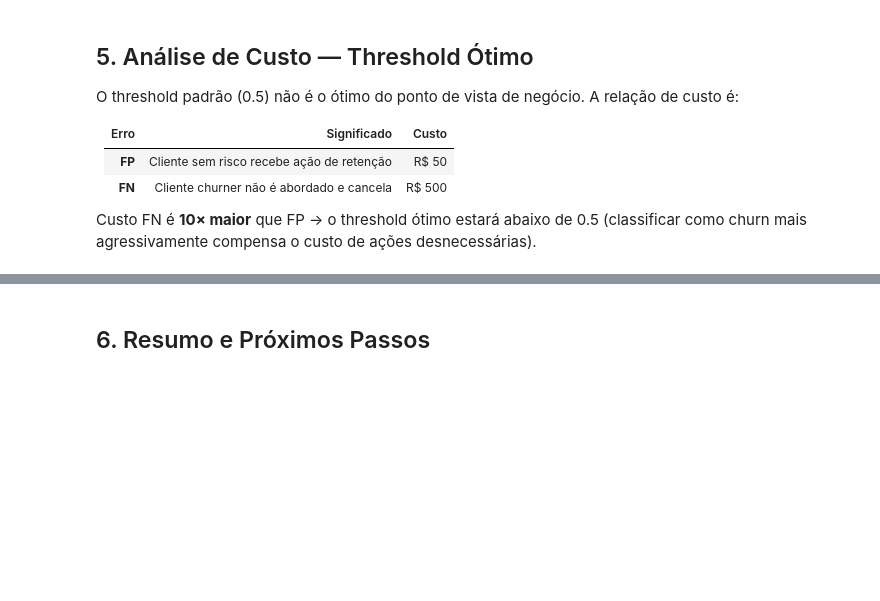
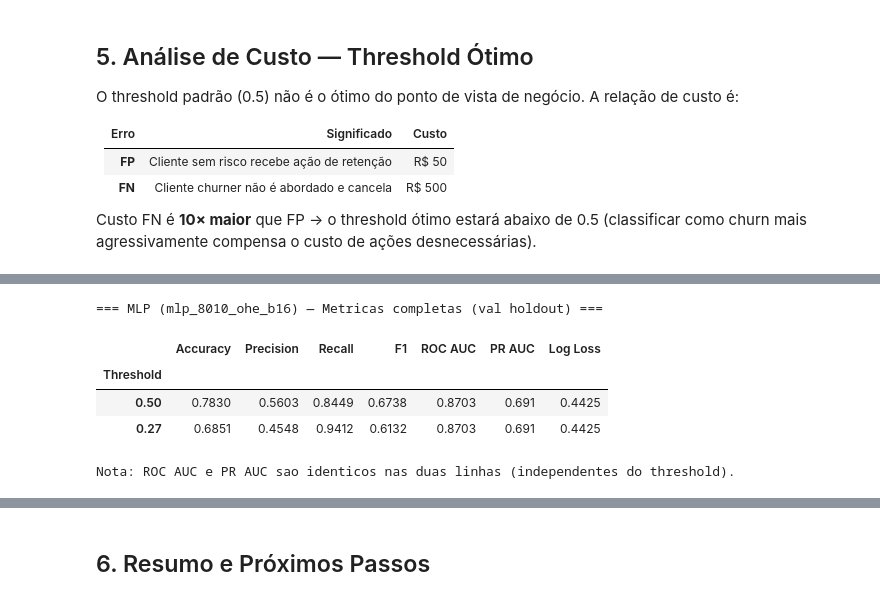
Before and after one commit to NycolasGarcia/Churn-Prediction-ANN, a Jupyter notebook: notebooks/04_mlp.ipynb, the cells around one changed output, grey strips where cells are left out. Saved outputs shown, nothing was run; the diff lists cells and outputs as text; code cells hidden in the pictures; blank space fills up the shorter version.

```diff
--- a/notebooks/04_mlp.ipynb
+++ b/notebooks/04_mlp.ipynb
@@ -281,0 +328,45 @@ print(f"Probabilidade média predita: {y_val_proba.mean():.4f}")
+# %%
+from sklearn.metrics import (
+    accuracy_score, average_precision_score, f1_score, log_loss,
+    precision_score, recall_score, roc_auc_score, ConfusionMatrixDisplay,
+)
+
+MLP_DEPLOY_THRESHOLD = 0.27
+METRIC_LABELS = {
+    "accuracy": "Accuracy", "precision": "Precision", "recall": "Recall",
+    "f1": "F1", "roc_auc": "ROC AUC", "pr_auc": "PR AUC", "log_loss": "Log Loss",
+}
+
+
+def mlp_full_metrics(y_true, y_proba, threshold):
+    y_pred = (y_proba >= threshold).astype(int)
+    return {
+        "accuracy":  round(float(accuracy_score(y_true, y_pred)), 4),
+        "precision": round(float(precision_score(y_true, y_pred, zero_division=0)), 4),
+        "recall":    round(float(recall_score(y_true, y_pred, zero_division=0)), 4),
+        "f1":        round(float(f1_score(y_true, y_pred, zero_division=0)), 4),
+        "roc_auc":   round(float(roc_auc_score(y_true, y_proba)), 4),
+        "pr_auc":    round(float(average_precision_score(y_true, y_proba)), 4),
+        "log_loss":  round(float(log_loss(y_true, y_proba)), 4),
+    }
+
+
+# y_val_proba and y_val_true are loaded in the cell above (cell-13-load-model)
+rows = []
+for thresh in [0.50, MLP_DEPLOY_THRESHOLD]:
+    m = mlp_full_metrics(y_val_true, y_val_proba.ravel(), thresh)
+    rows.append({"Threshold": thresh, **m})
+
+df_mlp = pd.DataFrame(rows).set_index("Threshold")
+df_mlp.columns = [METRIC_LABELS.get(c, c) for c in df_mlp.columns]
+
+print(f"=== MLP ({MLP_RUN_NAME}) — Metricas completas (val holdout) ===")
+display(df_mlp)
+print("\nNota: ROC AUC e PR AUC sao identicos nas duas linhas (independentes do threshold).")
+# %% [output]
+=== MLP (mlp_8010_ohe_b16) — Metricas completas (val holdout) ===
+|  | Accuracy | Precision | Recall | F1 | ROC AUC | PR AUC | Log Loss |
+| Threshold |  |  |  |  |  |  |  |
+| 0.50 | 0.7830 | 0.5603 | 0.8449 | 0.6738 | 0.8703 | 0.691 | 0.4425 |
+| 0.27 | 0.6851 | 0.4548 | 0.9412 | 0.6132 | 0.8703 | 0.691 | 0.4425 |
+Nota: ROC AUC e PR AUC sao identicos nas duas linhas (independentes do threshold).
```
Also changed, not shown: parts of 14 cells of this notebook, 2 other files.
